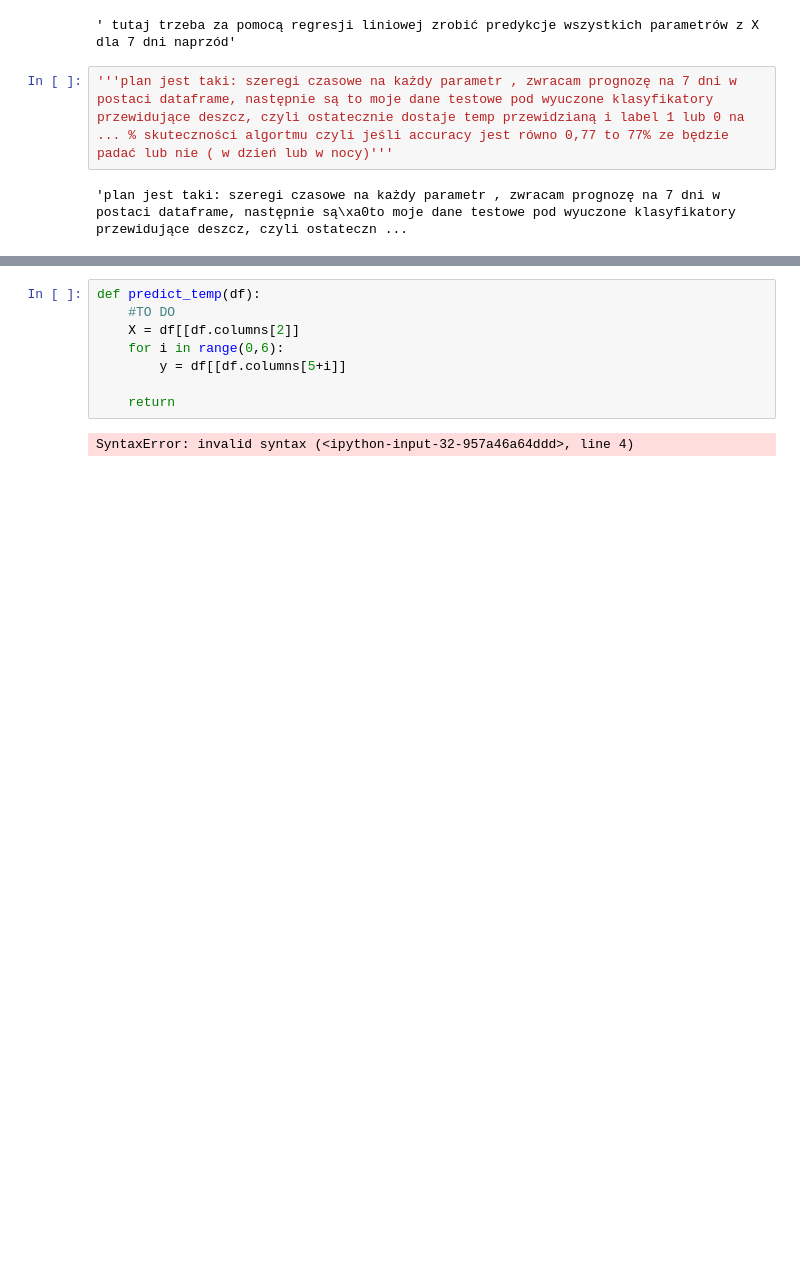
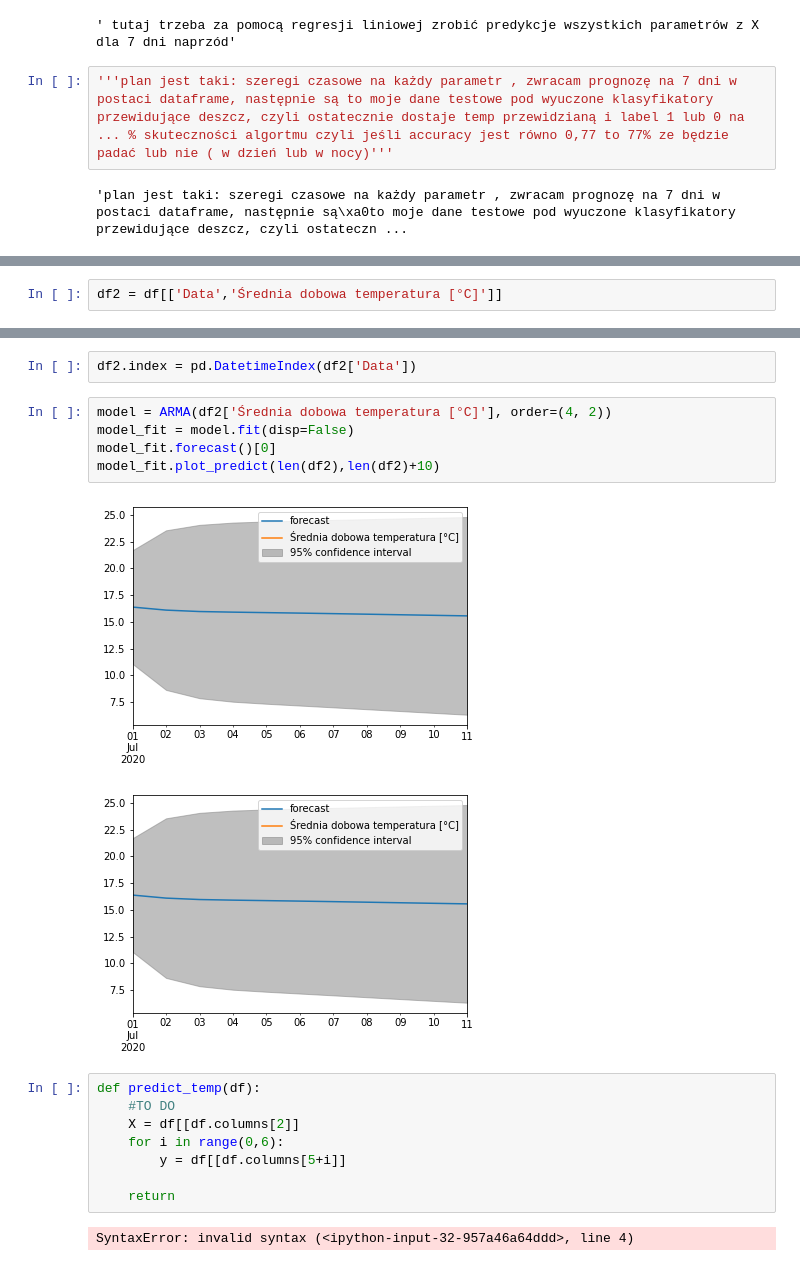
Before and after one commit to 9albert6/mkird, a Jupyter notebook: Models.ipynb, the cells around one changed output, grey strips where cells are left out. Saved outputs shown, nothing was run; the diff lists cells and outputs as text; blank space fills up the shorter version.

```diff
--- a/Models.ipynb
+++ b/Models.ipynb
@@ -162,0 +149,2 @@ ValueError: Length of passed values is 2, index implies 1.
+# %%
+df2 = df[['Data','Średnia dobowa temperatura [°C]']]
@@ -163,3 +161,13 @@ ValueError: Length of passed values is 2, index implies 1.
+# %%
+df2.index = pd.DatetimeIndex(df2['Data'])
+# %%
+model = ARMA(df2['Średnia dobowa temperatura [°C]'], order=(4, 2))
+model_fit = model.fit(disp=False)
+model_fit.forecast()[0]
+model_fit.plot_predict(len(df2),len(df2)+10)
+# %% [output]
+[figure, added]
+[figure, added]
 # %%
 def predict_temp(df):
     #TO DO
```
Also changed, not shown: parts of 6 cells of this notebook.
